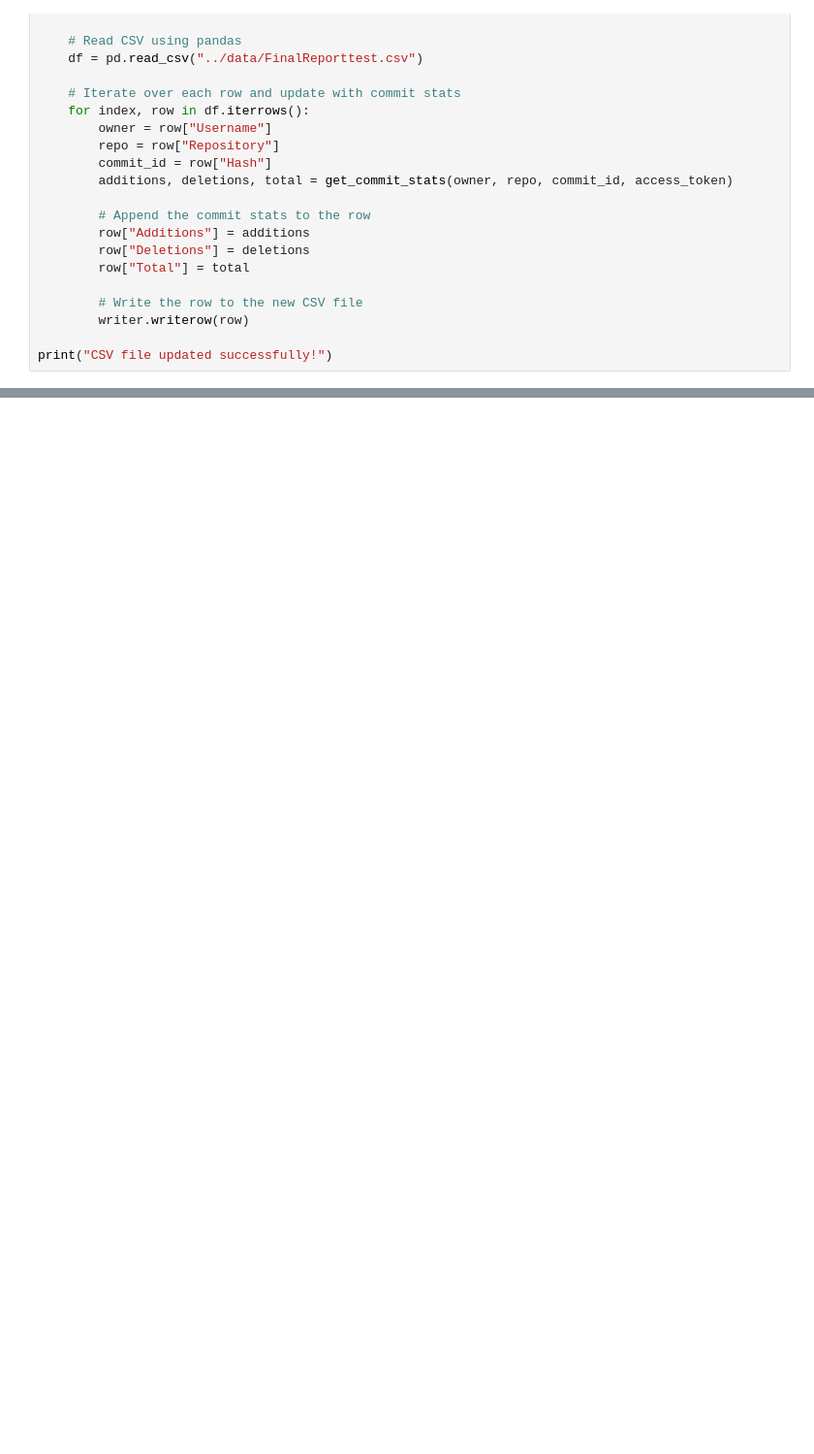
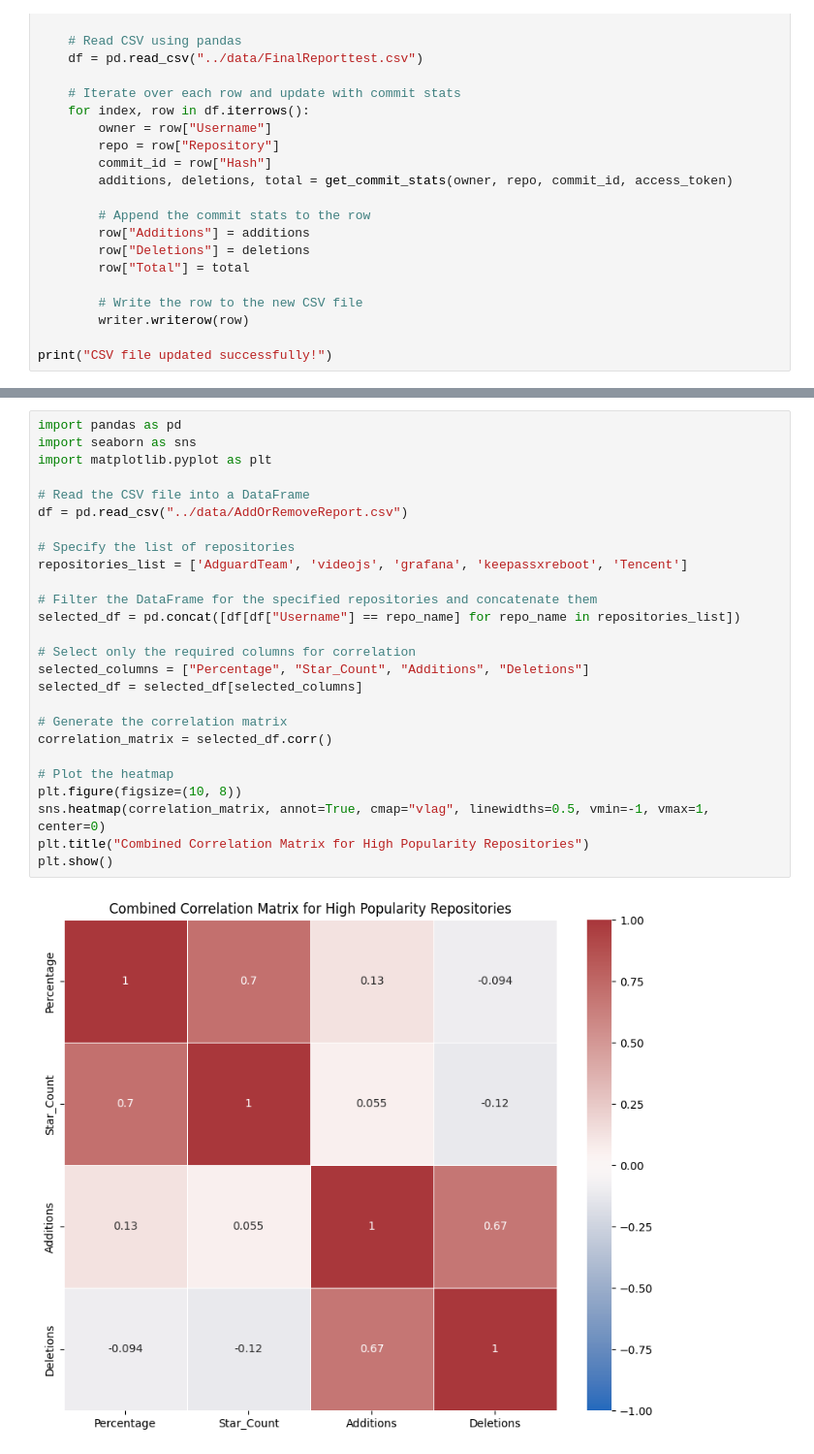
Before and after one commit to rajkunamaneni/Code-Coverage-Trends, a Jupyter notebook: src/AutoTesting.ipynb, the cells around one changed output, grey strips where cells are left out. Shown: that part at 97% size. Drawn from its saved outputs; the diff is of its cells as text; blank space fills up the shorter version.

```diff
--- a/src/AutoTesting.ipynb
+++ b/src/AutoTesting.ipynb
@@ -225,0 +261,28 @@ plt.show()
+# %%
+import pandas as pd
+import seaborn as sns
+import matplotlib.pyplot as plt
+
+# Read the CSV file into a DataFrame
+df = pd.read_csv("../data/AddOrRemoveReport.csv")
+
+# Specify the list of repositories
+repositories_list = ['AdguardTeam', 'videojs', 'grafana', 'keepassxreboot', 'Tencent']
+
+# Filter the DataFrame for the specified repositories and concatenate them
+selected_df = pd.concat([df[df["Username"] == repo_name] for repo_name in repositories_list])
+
+# Select only the required columns for correlation
+selected_columns = ["Percentage", "Star_Count", "Additions", "Deletions"]
+selected_df = selected_df[selected_columns]
+
+# Generate the correlation matrix
+correlation_matrix = selected_df.corr()
+
+# Plot the heatmap
+plt.figure(figsize=(10, 8))
+sns.heatmap(correlation_matrix, annot=True, cmap="vlag", linewidths=0.5, vmin=-1, vmax=1, center=0)
+plt.title("Combined Correlation Matrix for High Popularity Repositories")
+plt.show()
+# %% [output]
+[figure, added]
```
Also changed, not shown: parts of 3 cells of this notebook, 5 other files.
